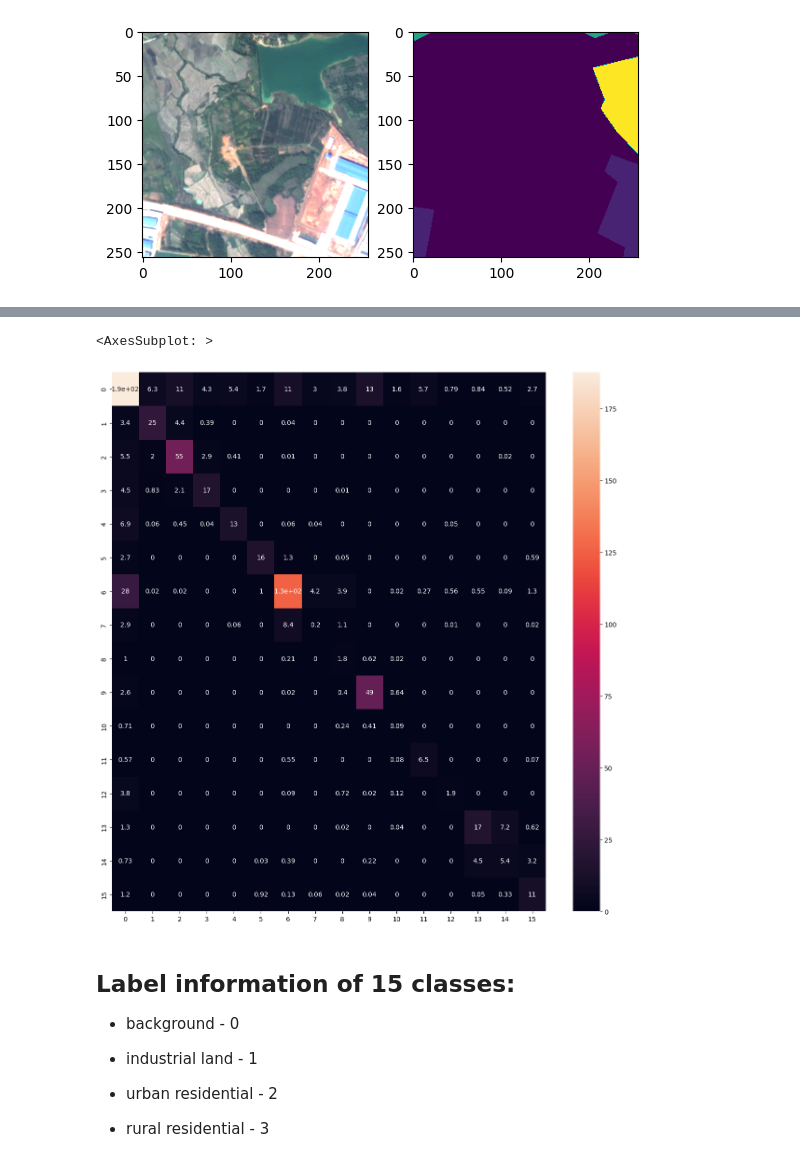
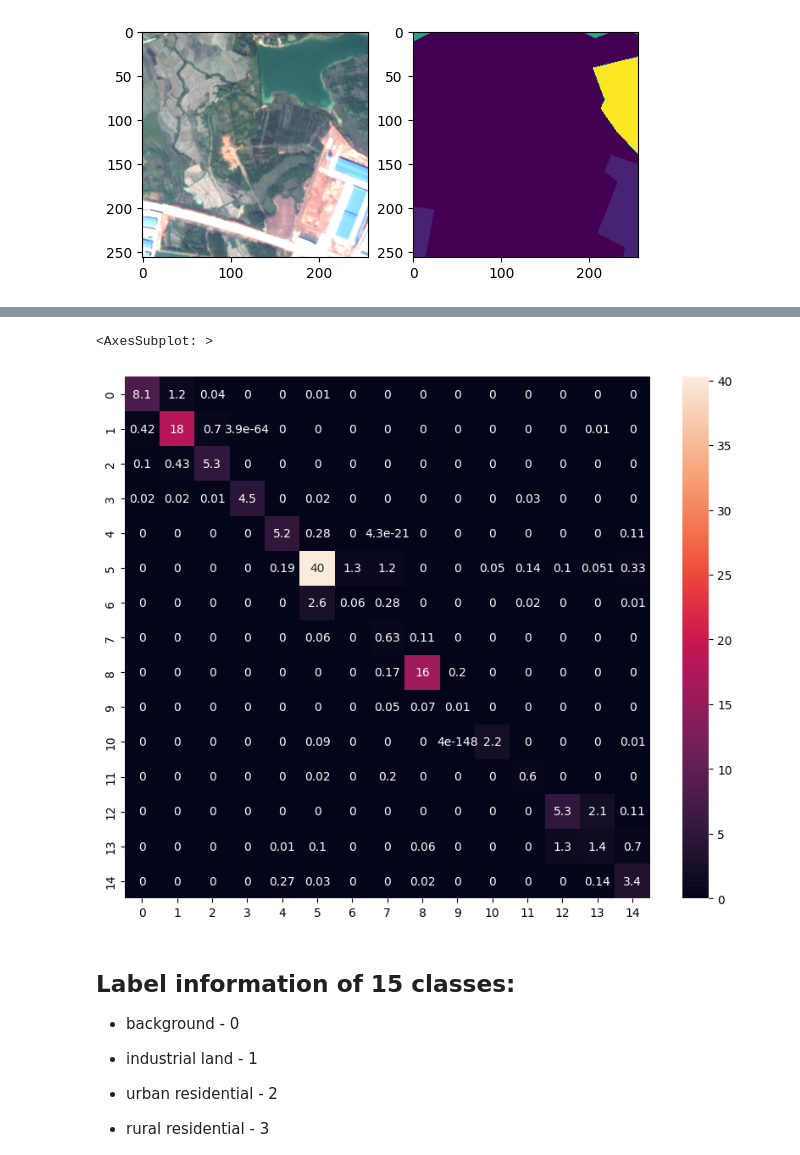
Before and after one commit to grannycola/satellite_image_segmentation, a Jupyter notebook: Segmentations models.ipynb, the cells around one changed output, grey strips where cells are left out. Drawn from its saved outputs; the diff is of its cells as text; code cells hidden in the pictures.

```diff
--- a/Segmentations models.ipynb
+++ b/Segmentations models.ipynb
@@ -242,18 +249,17 @@ plt.title('Prediction on test image')
 plt.imshow(test_pred_batch_argmax[img_num])
 plt.show()
 # %%
-confusion_matrix = np.zeros((16, 16))
+confusion_matrix = np.zeros((n_classes-1, n_classes-1))
+
 matrix = confusion_matrix
 val_img_gen = trainGenerator(val_img_path, val_mask_path, num_class=n_classes, aug=False)
 # %%
-from sklearn.metrics import confusion_matrix
 from collections import Counter
 from tensorflow.experimental.numpy import ravel
 from tensorflow import stack, cast, int32, make_ndarray
 import tqdm
 import pandas as pd
 import cudf
-
 
 for _ in tqdm.tqdm(range(val_steps_per_epoch)):
     image_batch, mask_batch = val_img_gen.__next__()
@@ -271,15 +277,17 @@ for _ in tqdm.tqdm(range(val_steps_per_epoch)):
     grouped = grouped.to_numpy()
 
     for true, pred, count in grouped:
-        matrix[int(true)][int(pred)] += np.round(count / (256*256*16), 2)
+        if true == 0 or pred == 0:
+            continue
+        matrix[int(true)-1][int(pred)-1] += np.round((count / (256*256*16*2)), 2)
 # %%
 import seaborn as sns
 
-plt.figure(figsize=(15, 15))
+plt.figure(figsize=(10, 8))
 sns.heatmap(matrix, annot=True)
 # %% [output]
 <AxesSubplot: >
-[figure, old version]
+[figure, new version]
 # %% [markdown]
 ## Label information of 15 classes:
 
```
Also changed, not shown: parts of 5 cells of this notebook.
